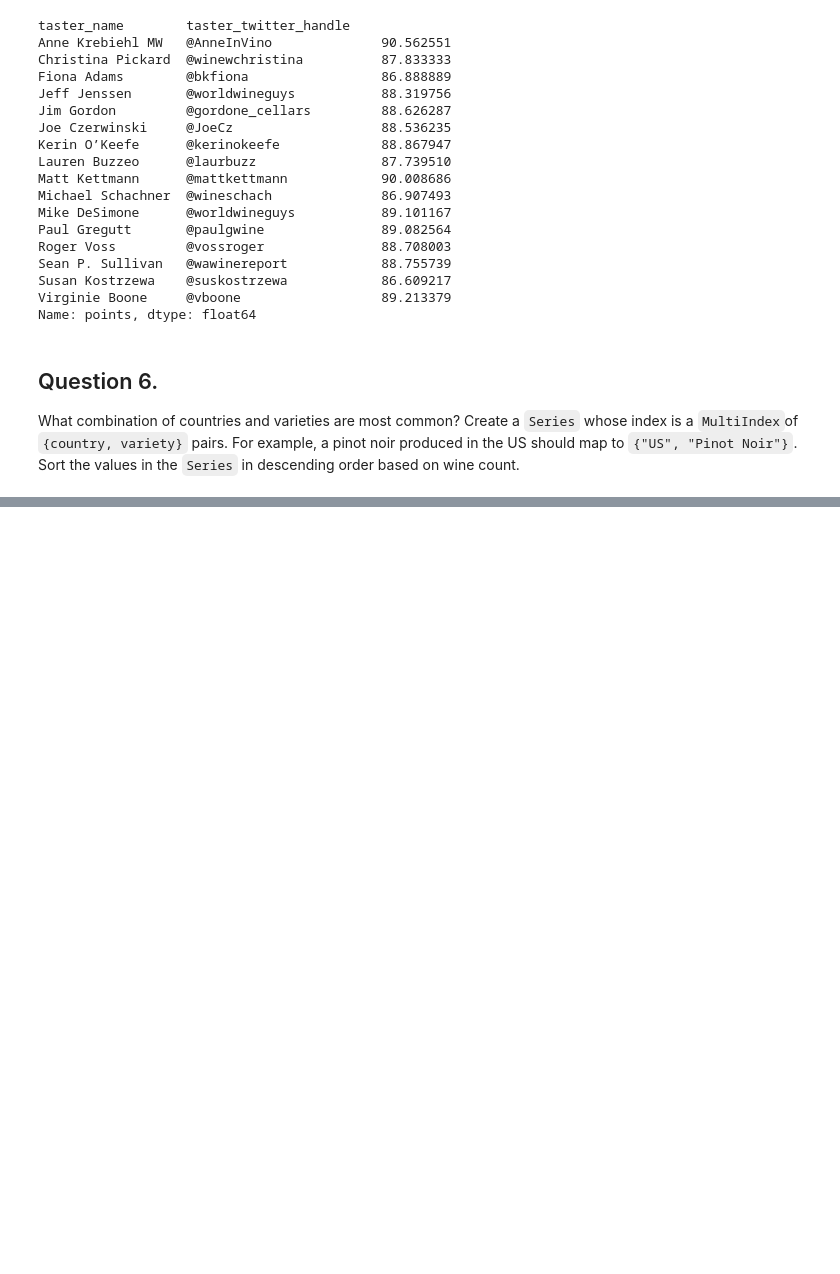
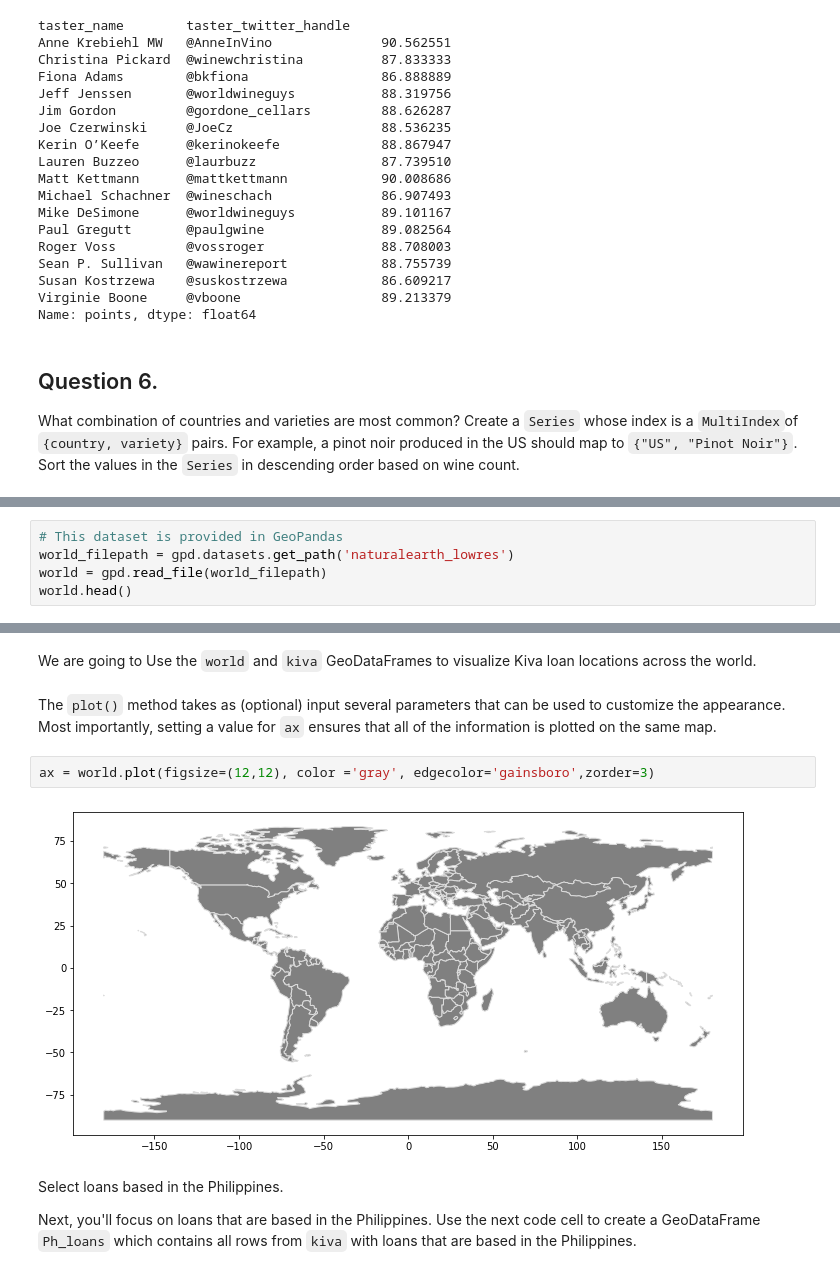
Before and after one commit to jimaid/tutorial, a Jupyter notebook: Pandas tutorials.ipynb, the cells around one changed output, grey strips where cells are left out. Cells and saved outputs as stored; diff of their text form; blank space fills up the shorter version.

```diff
--- a/Pandas tutorials.ipynb
+++ b/Pandas tutorials.ipynb
@@ -670,0 +697,5 @@ pairs = reviews.groupby(['country', 'variety']).size().sort_values(by='size', as
+# %%
+# This dataset is provided in GeoPandas
+world_filepath = gpd.datasets.get_path('naturalearth_lowres')
+world = gpd.read_file(world_filepath)
+world.head()
@@ -670,0 +709,12 @@ pairs = reviews.groupby(['country', 'variety']).size().sort_values(by='size', as
+# %% [markdown]
+We are going to Use the `world` and `kiva` GeoDataFrames to visualize Kiva loan locations across the world.
+# %% [markdown]
+The `plot()` method takes as (optional) input several parameters that can be used to customize the appearance. Most importantly, setting a value for `ax` ensures that all of the information is plotted on the same map.
+# %%
+ax = world.plot(figsize=(12,12), color ='gray', edgecolor='gainsboro',zorder=3)
+# %% [output]
+[figure, added]
+# %% [markdown]
+ Select loans based in the Philippines.
+
+Next, you'll focus on loans that are based in the Philippines.  Use the next code cell to create a GeoDataFrame `Ph_loans` which contains all rows from `kiva` with loans that are based in the Philippines.
```
Also changed, not shown: parts of 32 cells of this notebook.
